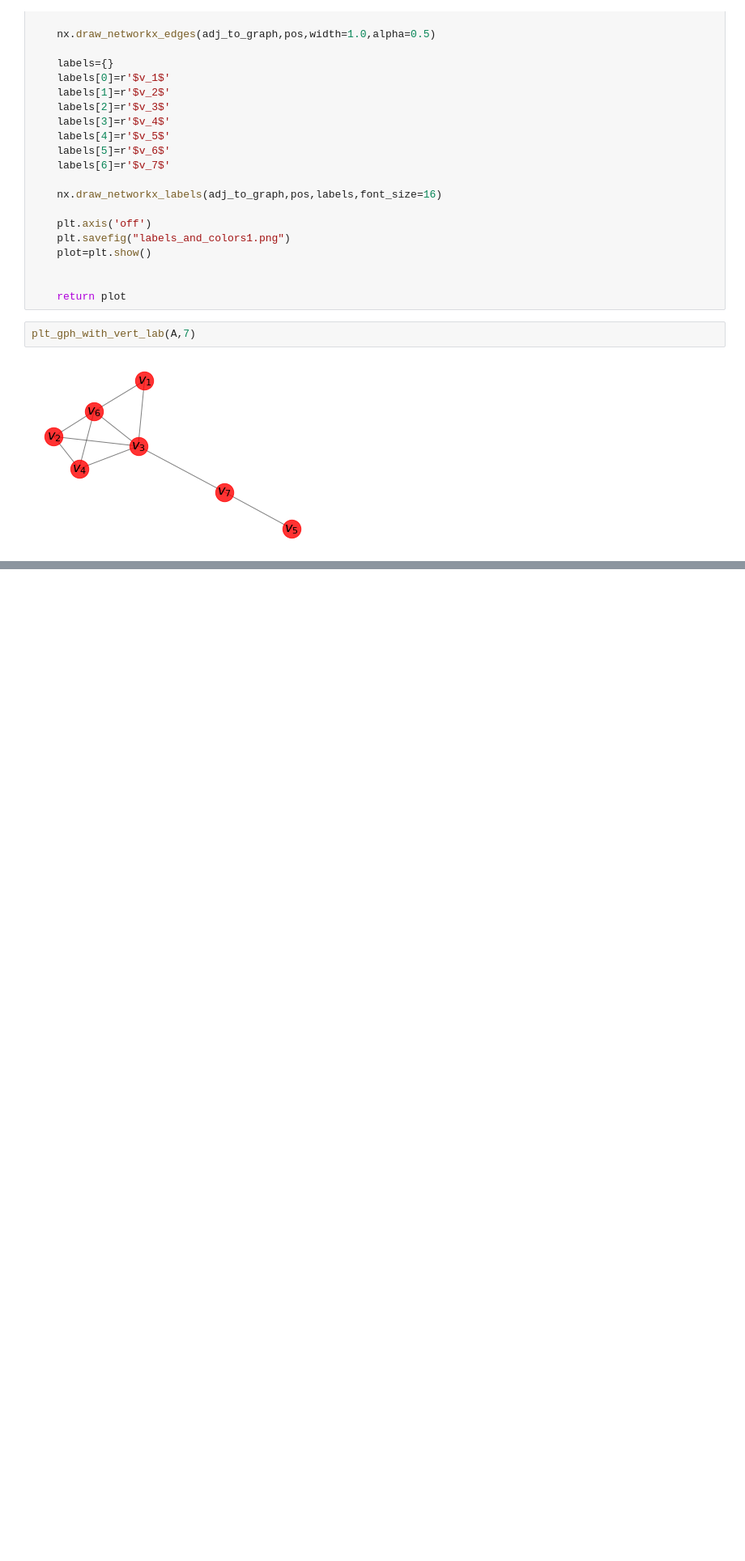
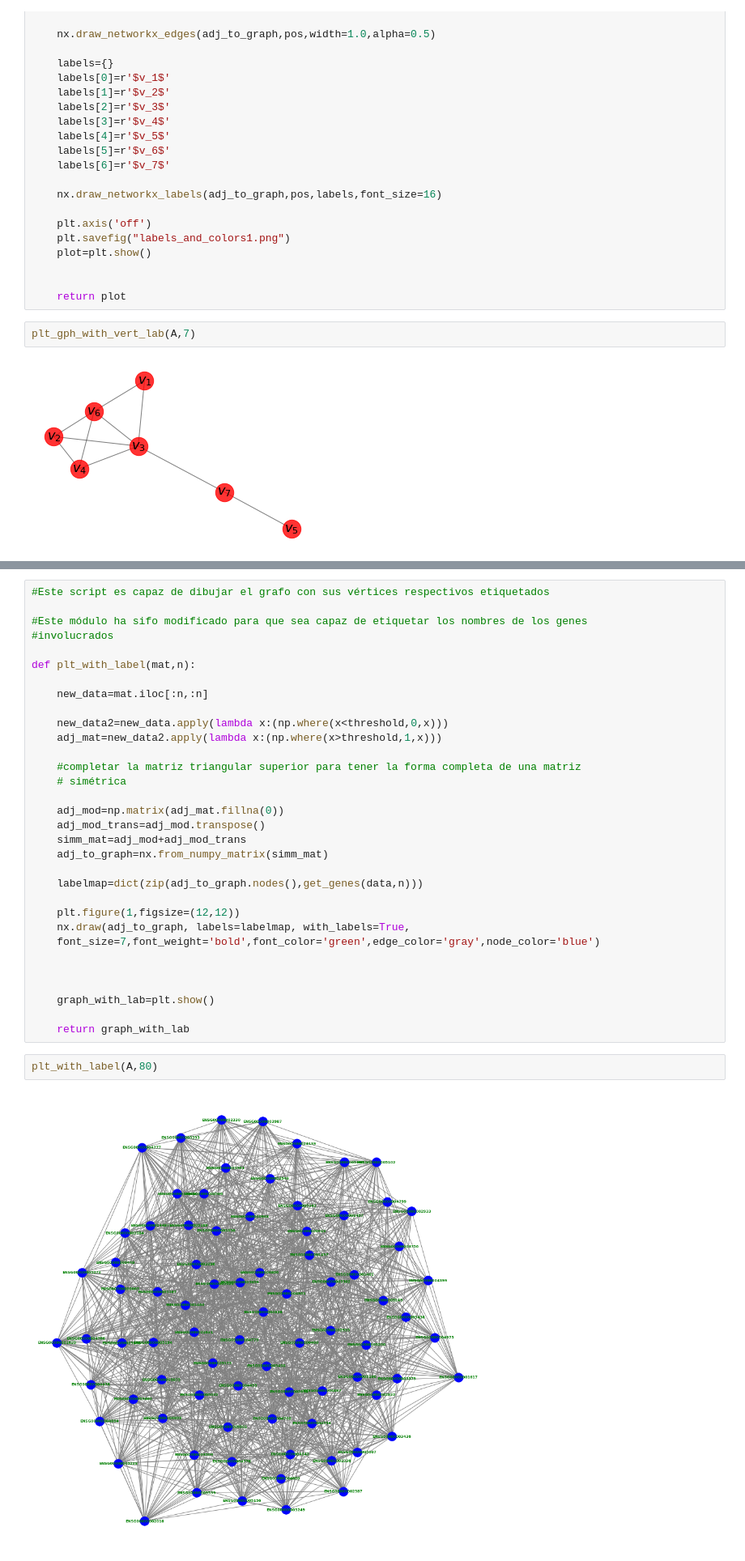
Before and after one commit to Alejandro1848/SGT-in-cancer-GRN, a Jupyter notebook: PlotGraphWithLabeledVertices.ipynb, the cells around one changed output, grey strips where cells are left out. Shown at 81% size. Saved outputs shown, nothing was run; the diff lists cells and outputs as text; blank space fills up the shorter version.

```diff
--- a/PlotGraphWithLabeledVertices.ipynb
+++ b/PlotGraphWithLabeledVertices.ipynb
@@ -119,0 +133,36 @@ plt_gph_with_vert_lab(A,7)
+# %%
+#Este script es capaz de dibujar el grafo con sus vértices respectivos etiquetados
+
+#Este módulo ha sifo modificado para que sea capaz de etiquetar los nombres de los genes
+#involucrados
+
+def plt_with_label(mat,n):
+
+    new_data=mat.iloc[:n,:n]
+
+    new_data2=new_data.apply(lambda x:(np.where(x<threshold,0,x)))
+    adj_mat=new_data2.apply(lambda x:(np.where(x>threshold,1,x)))
+
+    #completar la matriz triangular superior para tener la forma completa de una matriz
+    # simétrica
+
+    adj_mod=np.matrix(adj_mat.fillna(0))
+    adj_mod_trans=adj_mod.transpose()
+    simm_mat=adj_mod+adj_mod_trans
+    adj_to_graph=nx.from_numpy_matrix(simm_mat)
+
+    labelmap=dict(zip(adj_to_graph.nodes(),get_genes(data,n)))
+
+    plt.figure(1,figsize=(12,12))
+    nx.draw(adj_to_graph, labels=labelmap, with_labels=True,
+    font_size=7,font_weight='bold',font_color='green',edge_color='gray',node_color='blue')
+
+
+
+    graph_with_lab=plt.show()
+
+    return graph_with_lab
+# %%
+plt_with_label(A,80)
+# %% [output]
+[figure, added]
```
Also changed, not shown: parts of 6 cells of this notebook.
